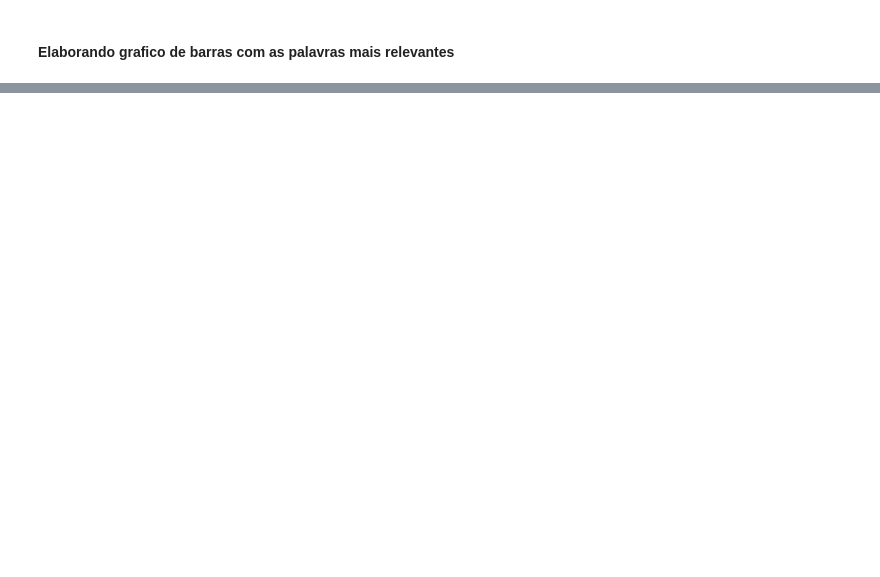
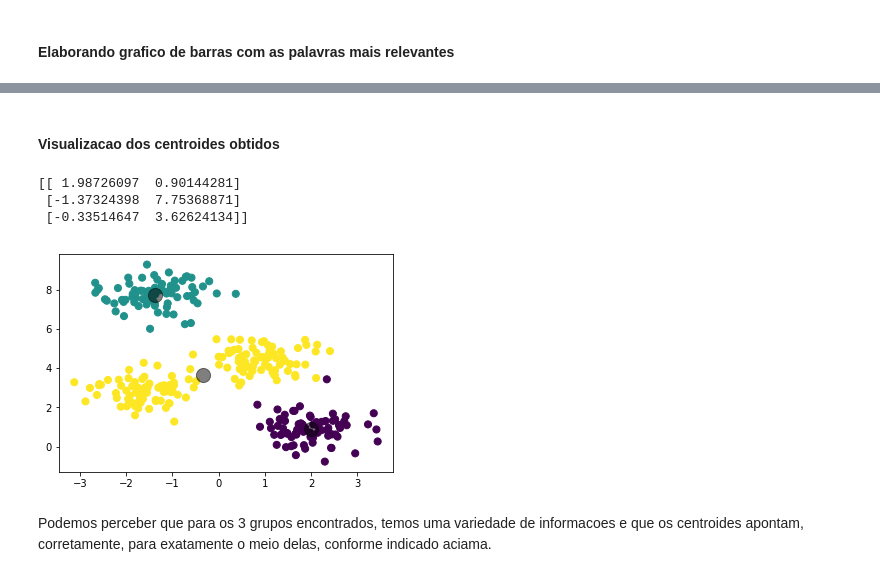
Before and after one commit to arthurrso/RI, a Jupyter notebook: Projeto_RI/Projeto Final RI - Python 3.ipynb, the cells around one changed output, grey strips where cells are left out. Cells and saved outputs as stored; diff of their text form; code cells hidden in the pictures; blank space fills up the shorter version.

```diff
--- a/Projeto_RI/Projeto Final RI - Python 3.ipynb
+++ b/Projeto_RI/Projeto Final RI - Python 3.ipynb
@@ -228,0 +225,22 @@ for group in sorted(groups_term_freq.keys()):
+# %% [markdown]
+#### Visualizacao dos centroides obtidos
+# %%
+from sklearn.cluster import KMeans
+centroids = np.array(kmeans.cluster_centers_)
+print (centroids)
+
+kmeans = KMeans(n_clusters=3)
+kmeans.fit(X)
+y_kmeans = kmeans.predict(X)
+plt.scatter(X[:, 0], X[:, 1], c=y_kmeans, s=50, cmap='viridis')
+
+centers = kmeans.cluster_centers_
+plt.scatter(centers[:, 0], centers[:, 1], c='black', s=200, alpha=0.5);
+# %% [output]
+[[ 1.98726097  0.90144281]
+ [-1.37324398  7.75368871]
+ [-0.33514647  3.62624134]]
+[figure, added]
+# %% [markdown]
+Podemos perceber que para os 3 grupos encontrados, temos uma variedade de informacoes e que os centroides apontam, corretamente,
+para exatamente o meio delas, conforme indicado aciama.
```
Also changed, not shown: parts of 9 cells of this notebook.
